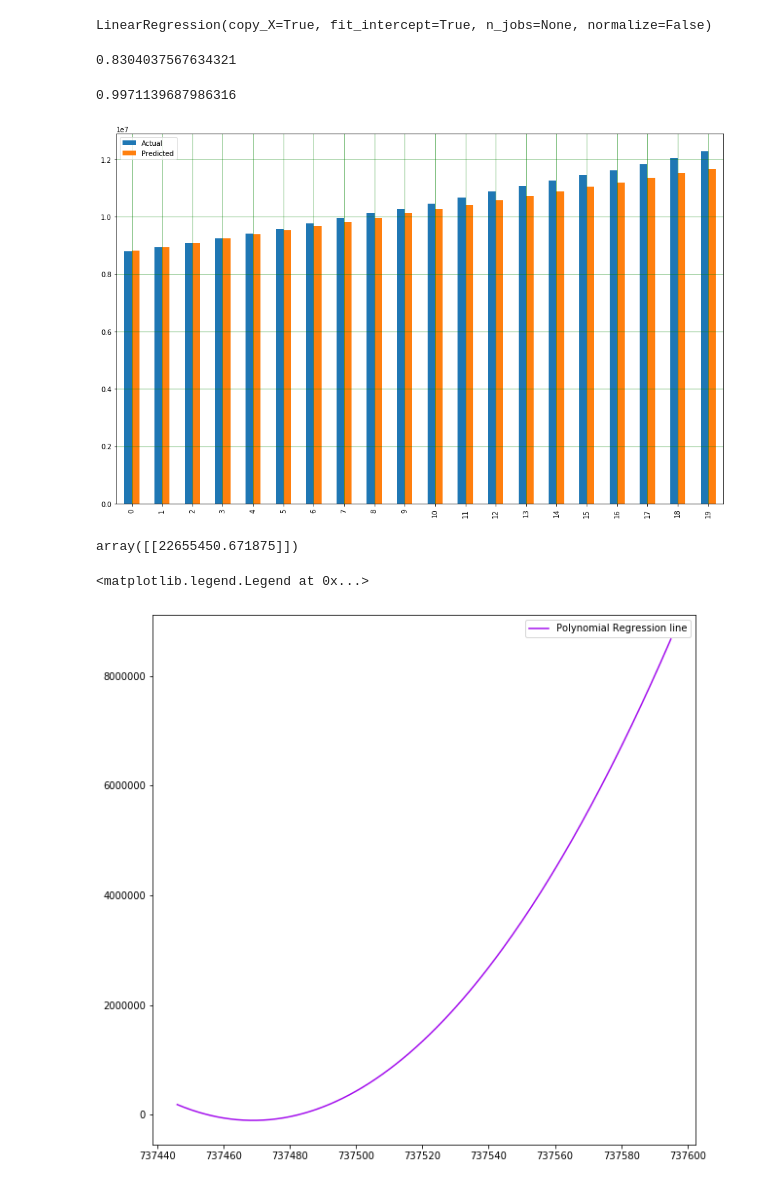
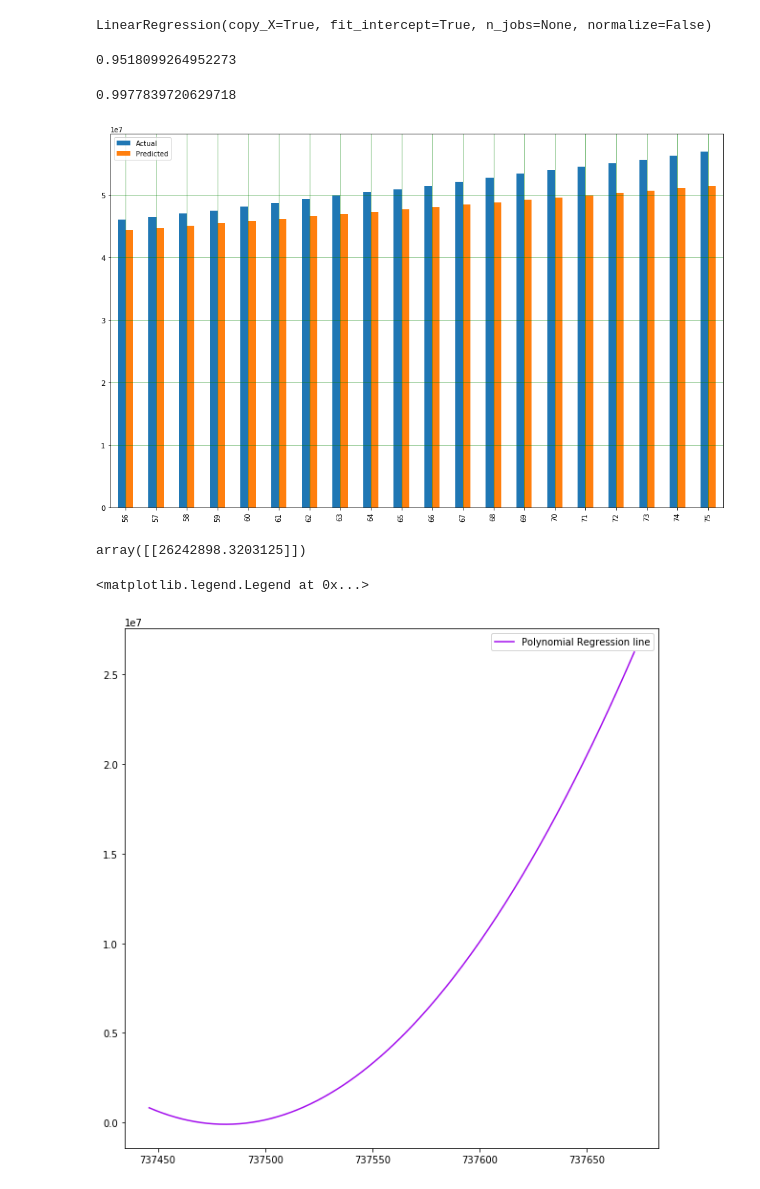
Before and after one commit to sanyogthescholar/covid_19, a Jupyter notebook: covid_19.ipynb, the cells around one changed output. Saved outputs shown, nothing was run; the diff lists cells and outputs as text; code cells hidden in the pictures.

```diff
--- a/covid_19.ipynb
+++ b/covid_19.ipynb
@@ -160,7 +160,7 @@ y = resultdf_copy[['Patients']]
 # %%
 x_train, x_test, y_train, y_test = train_test_split(X, y, shuffle=False)
 # %%
-poly = PolynomialFeatures(degree = 3)
+poly = PolynomialFeatures(degree = 4)
 poly_x_train = poly.fit_transform(x_train)
 poly_x_test = poly.fit_transform(x_test)
 # %%
@@ -174,19 +174,19 @@ y_pred = linear_model.predict(poly_x_test)
 # %%
 linear_model.score(poly_x_test, y_test)
 # %% [output]
-0.8304037567634321
+0.9518099264952273
 # %%
 linear_model.score(poly_x_train, y_train)
 # %% [output]
-0.9971139687986316
+0.9977839720629718
 # %%
 df2 = pd.DataFrame({'Actual': y_test.values.flatten(), 'Predicted': y_pred.flatten()})
-df1 = df2.head(20)
+df1 = df2.tail(20)
 df1.plot(kind='bar',figsize=(16,10))
 plt.grid(which='major', linestyle='-', linewidth='0.5', color='green')
 plt.grid(which='minor', linestyle=':', linewidth='0.5', color='black')
 # %% [output]
-[figure, old version]
+[figure, new version]
 # %%
 def final_predict(x):
     pred_date = convert_to_ordinal(get_date(x))
@@ -196,11 +196,11 @@ def final_predict(x):
     return linear_model.predict(pred_date)
 final_predict('04/09/20')
 # %% [output]
-array([[22655450.671875]])
+array([[26242898.3203125]])
 # %%
 plt.figure(figsize=(10,10))
 plt.plot(x_train, linear_model.predict(poly_x_train), c='#a30eed', label='Polynomial Regression line')
 plt.legend()
 # %% [output]
 <matplotlib.legend.Legend at 0x...>
-[figure, old version]
+[figure, new version]
```
Also changed, not shown: parts of 4 cells of this notebook.
